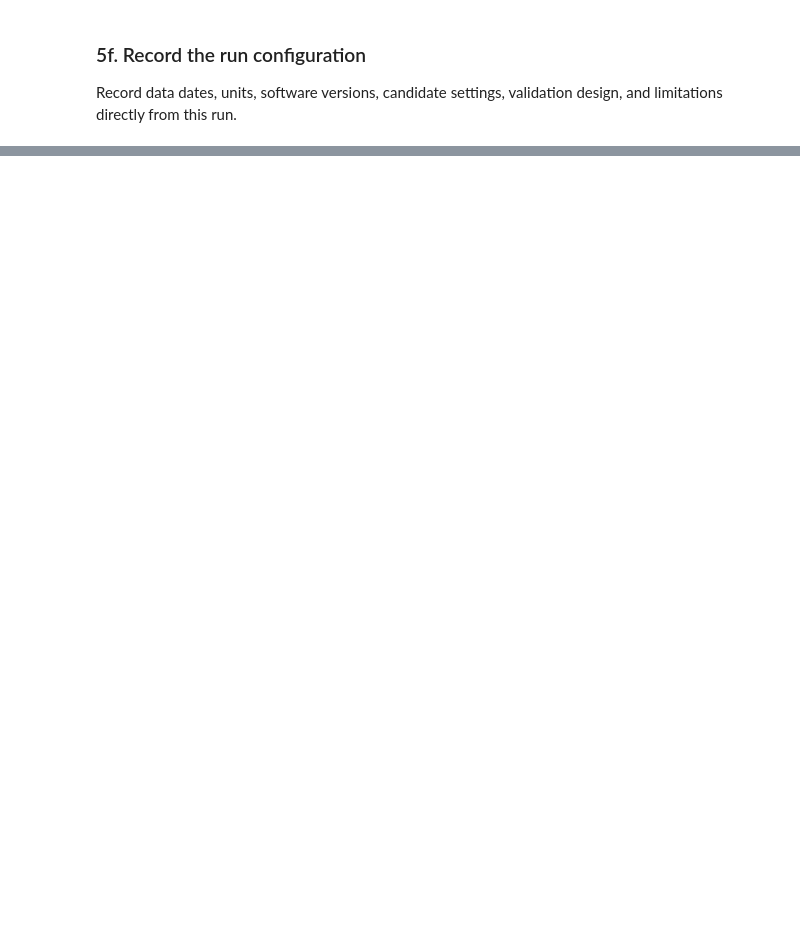
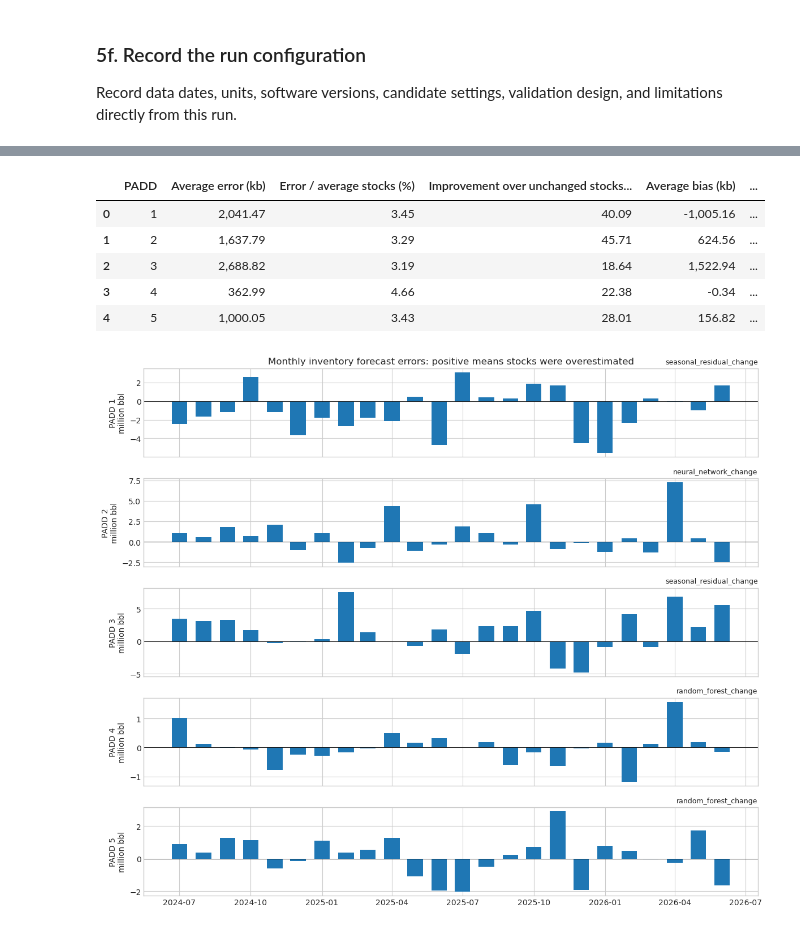
Before and after one commit to calvinchou711/US_SND_GASOLINE, a Jupyter notebook: us_snd_model_results.ipynb, the cells around one changed output, grey strips where cells are left out. Saved outputs shown, nothing was run; the diff lists cells and outputs as text; code cells hidden in the pictures; blank space fills up the shorter version.

```diff
--- a/us_snd_model_results.ipynb
+++ b/us_snd_model_results.ipynb
@@ -1045,10 +1232,0 @@ Only **two forecast paths** support this diagnostic. There are just two U.S. err
-# %%
-recursive = tables['us_recursive_holdout_predictions']
-display(tables['recursive_holdout_metrics'])
-display(tables['us_recursive_horizon_metrics'])
-fig, axes = plt.subplots(1,2,figsize=(14,4))
-for (origin,g),ax in zip(recursive.groupby('origin_month'),axes):
-    ax.plot(g.month,g.actual_kb/1000,label='Actual',color='black')
-    ax.plot(g.month,g.predicted_kb/1000,label='Recursive forecast')
-    ax.set(title=f'Forecast origin: {origin:%Y-%m}',ylabel='Million barrels'); ax.legend()
-plt.tight_layout(); plt.show()
@@ -1202,0 +1499,47 @@ Notebook checks passed.
+# %%
+# Compare regional selected-model errors with unchanged stocks on the same
+# holdout dates. Normalize MAE by average actual stocks to compare PADD sizes;
+# positive percentage improvement means lower error than the benchmark.
+
+# Compare like-for-like regional errors on the same final 24 months.
+regional_test = tables['padd_predictions'].query("split == 'holdout'")
+selected_names = tables['selected_models'][['padd','selected_model']]
+regional_selected = regional_test.merge(selected_names, on='padd')
+regional_selected = regional_selected[regional_selected.model.eq(regional_selected.selected_model)]
+rows = []
+for padd, g in regional_selected.groupby('padd'):
+    baseline = regional_test[regional_test.padd.eq(padd) & regional_test.model.eq('persistence')]
+    # Align selected and persistence forecasts on the same month within this PADD.
+    # Validate unique matches so benchmark improvement is a like-for-like comparison.
+    paired = g.merge(baseline[['month','predicted_kb']], on='month', suffixes=('', '_unchanged'), validate='one_to_one')
+    # Positive signed error means overestimated stocks; absolute error measures
+    # miss size, while mean signed error below measures systematic bias.
+    error = paired.predicted_kb - paired.actual_kb
+    baseline_mae = (paired.predicted_kb_unchanged - paired.actual_kb).abs().mean()
+    # Keep the row label of the largest absolute miss to retrieve its calendar month.
+    worst = error.abs().idxmax()
+    rows.append({'PADD': padd, 'Average error (kb)': error.abs().mean(),
+        'Error / average stocks (%)': 100 * error.abs().mean() / paired.actual_kb.mean(),
+        'Improvement over unchanged stocks (%)': 100 * (1 - error.abs().mean() / baseline_mae),
+        'Average bias (kb)': error.mean(), 'Worst month': paired.loc[worst, 'month'],
+        'Largest miss (kb)': error.abs().max()})
+regional_review = pd.DataFrame(rows)
+display(regional_review)
+# Persist regional diagnostics; charts convert kb to million barrels by /1000.
+regional_review.to_csv(OUTPUT/'regional_error_review.csv', index=False)
+fig, axes = plt.subplots(5, 1, figsize=(12, 10), sharex=True)
+for ax, (padd, g) in zip(axes, regional_selected.groupby('padd')):
+    ax.bar(g.month, (g.predicted_kb-g.actual_kb)/1000, width=20)
+    ax.axhline(0, color='black', linewidth=.6)
+    ax.set_ylabel(f'PADD {padd}\nmillion bbl')
+    ax.set_title(g.selected_model.iloc[0], fontsize=9, loc='right')
+axes[0].set_title('Monthly inventory forecast errors: positive means stocks were overestimated')
+plt.tight_layout(); plt.show()
+# %% [output]
+|  | PADD | Average error (kb) | Error / average stocks (%) | Improvement over unchanged stocks... | Average bias (kb) | ... |
+| 0 | 1 | 2,041.47 | 3.45 | 40.09 | -1,005.16 | ... |
+| 1 | 2 | 1,637.79 | 3.29 | 45.71 | 624.56 | ... |
+| 2 | 3 | 2,688.82 | 3.19 | 18.64 | 1,522.94 | ... |
+| 3 | 4 | 362.99 | 4.66 | 22.38 | -0.34 | ... |
+| 4 | 5 | 1,000.05 | 3.43 | 28.01 | 156.82 | ... |
+[figure, added]
```
Also changed, not shown: parts of 96 cells of this notebook, 47 other files.
